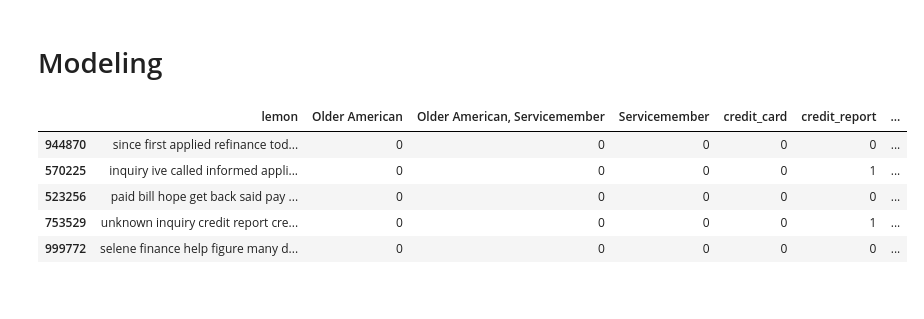
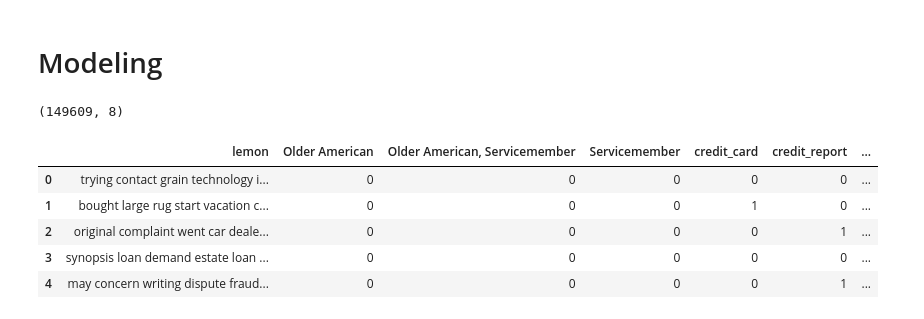
Before and after one commit to DATA-TRAC/consumer-complaint-response, a Jupyter notebook: tyler_notebook.ipynb, the cells around one changed output. Saved outputs shown, nothing was run; the diff lists cells and outputs as text; code cells hidden in the pictures.

```diff
--- a/tyler_notebook.ipynb
+++ b/tyler_notebook.ipynb
@@ -243,21 +229,57 @@ def encode(df):
+# %%
+response_categories = [
+    'Closed with explanation',
+    'Closed with non-monetary relief',
+    'Closed with monetary relief',
+    'Untimely response',
+    'Closed'
+]
+
+sm_train = []
+sm_val = []
+sm_test = []
+
+small_train = pd.DataFrame()
+small_val = pd.DataFrame()
+small_test = pd.DataFrame()
+
+random_state = 123
+percent = .2
+
+for category in response_categories:
+    sm_train.append(int(round(len(train[train.company_response_to_consumer == category]) * percent, 0)))
+    sm_val.append(int(round(len(validate[validate.company_response_to_consumer == category]) * percent, 0)))
+    sm_test.append(int(round(len(test[test.company_response_to_consumer == category]) * percent, 0)))
+
+    small_train = small_train.append(train[train.company_response_to_consumer == category].sample(sm_train[-1], random_state=random_state))
+    small_val = small_val.append(validate[validate.company_response_to_consumer == category].sample(sm_val[-1], random_state=random_state))
+    small_test = small_test.append(test[test.company_response_to_consumer == category].sample(sm_test[-1], random_state=random_state))
+
+small_train.reset_index(drop=True, inplace=True)
+small_val.reset_index(drop=True, inplace=True)
+small_test.reset_index(drop=True, inplace=True)
+# %%
+small_train.shape
+# %% [output]
+(149609, 8)
 # %%
-X_train = encode(train)
+X_train = m.encode(small_train)
 X_train = X_train.drop(columns=['date_received','company_response_to_consumer','clean','state','company_name','tags','product_bins'])
-y_train = train['company_response_to_consumer']
-X_val = encode(validate)
+y_train = small_train['company_response_to_consumer']
+X_val = m.encode(small_val)
 X_val = X_val.drop(columns=['date_received','company_response_to_consumer','clean','state','company_name','tags','product_bins'])
-y_val = validate['company_response_to_consumer']
-X_test = encode(test)
+y_val = small_val['company_response_to_consumer']
+X_test = m.encode(small_test)
 X_test = X_test.drop(columns=['date_received','company_response_to_consumer','clean','state','company_name','tags','product_bins'])
-y_test = test['company_response_to_consumer']
+y_test = small_test['company_response_to_consumer']
 X_train.head()
 # %% [output]
 |  | lemon | Older American | Older American, Servicemember | Servicemember | credit_card | credit_report | ... |
-| 944870 | since first applied refinance tod... | 0 | 0 | 0 | 0 | 0 | ... |
-| 570225 | inquiry ive called informed appli... | 0 | 0 | 0 | 0 | 1 | ... |
-| 523256 | paid bill hope get back said pay ... | 0 | 0 | 0 | 0 | 0 | ... |
-| 753529 | unknown inquiry credit report cre... | 0 | 0 | 0 | 0 | 1 | ... |
-| 999772 | selene finance help figure many d... | 0 | 0 | 0 | 0 | 0 | ... |
+| 0 | trying contact grain technology i... | 0 | 0 | 0 | 0 | 0 | ... |
+| 1 | bought large rug start vacation c... | 0 | 0 | 0 | 1 | 0 | ... |
+| 2 | original complaint went car deale... | 0 | 0 | 0 | 0 | 1 | ... |
+| 3 | synopsis loan demand estate loan ... | 0 | 0 | 0 | 0 | 0 | ... |
+| 4 | may concern writing dispute fraud... | 0 | 0 | 0 | 0 | 1 | ... |
 # %%
 def make_cv(Xtr,Xv,Xt):
     """
```
Also changed, not shown: parts of 53 cells of this notebook.
